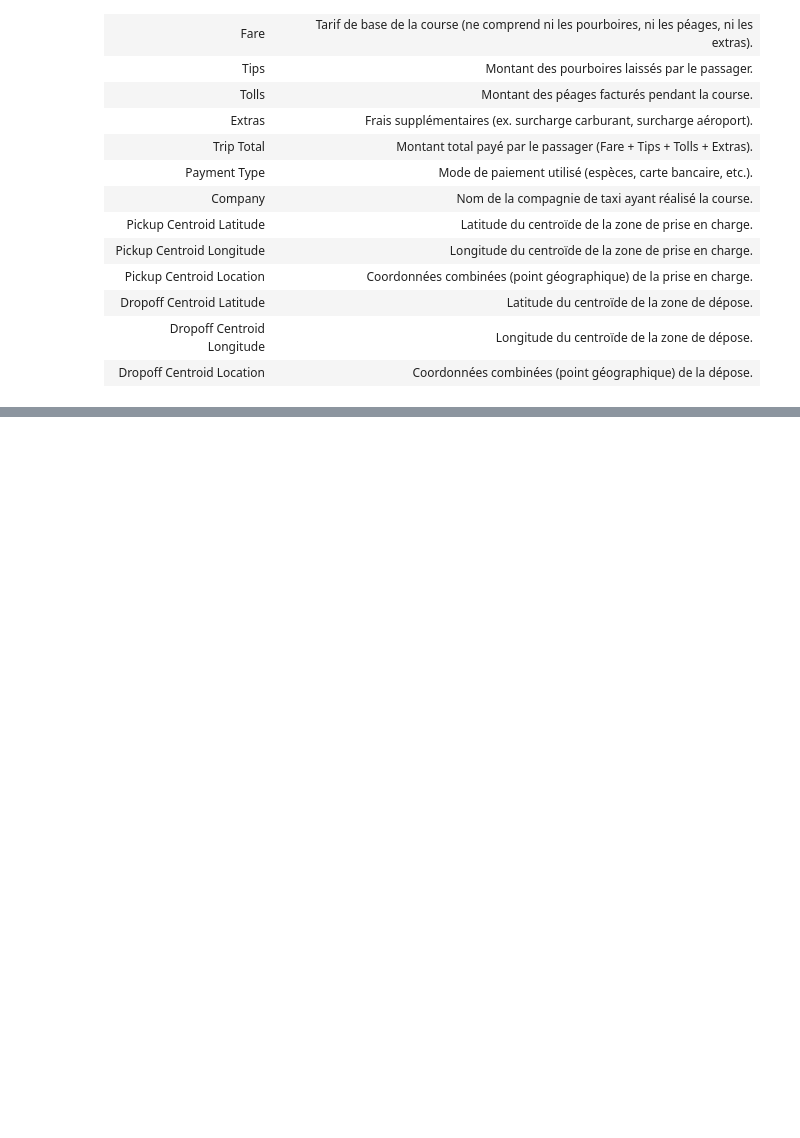
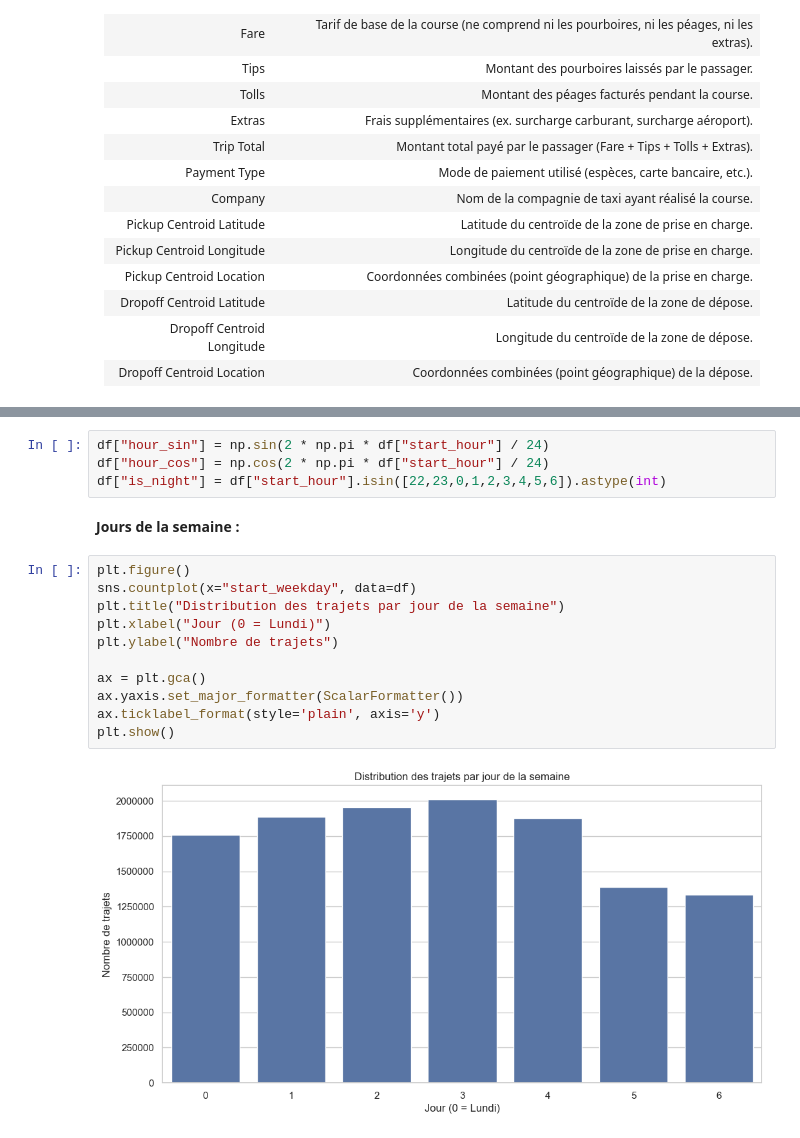
Before and after one commit to jbcheze/Predicting_Airline_Ticket_Prices, a Jupyter notebook: notebook/JB_Taxi.ipynb, the cells around one changed output, grey strips where cells are left out. Cells and saved outputs as stored; diff of their text form; blank space fills up the shorter version.

```diff
--- a/notebook/JB_Taxi.ipynb
+++ b/notebook/JB_Taxi.ipynb
@@ -590,0 +640,19 @@ memory usage: 1.5+ GB
+# %%
+df["hour_sin"] = np.sin(2 * np.pi * df["start_hour"] / 24)
+df["hour_cos"] = np.cos(2 * np.pi * df["start_hour"] / 24)
+df["is_night"] = df["start_hour"].isin([22,23,0,1,2,3,4,5,6]).astype(int)
+# %% [markdown]
+**Jours de la semaine :**
+# %%
+plt.figure()
+sns.countplot(x="start_weekday", data=df)
+plt.title("Distribution des trajets par jour de la semaine")
+plt.xlabel("Jour (0 = Lundi)")
+plt.ylabel("Nombre de trajets")
+
+ax = plt.gca()
+ax.yaxis.set_major_formatter(ScalarFormatter())
+ax.ticklabel_format(style='plain', axis='y')
+plt.show()
+# %% [output]
+[figure, added]
```
Also changed, not shown: parts of 73 cells of this notebook.
